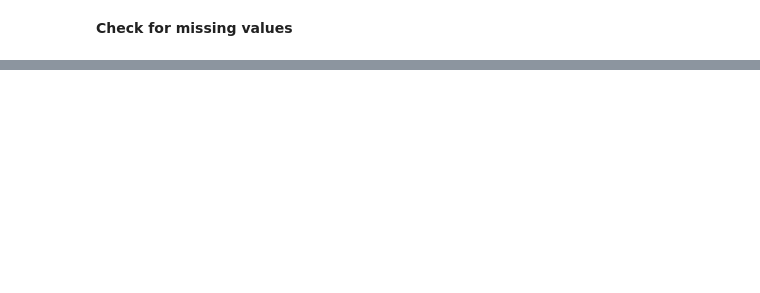
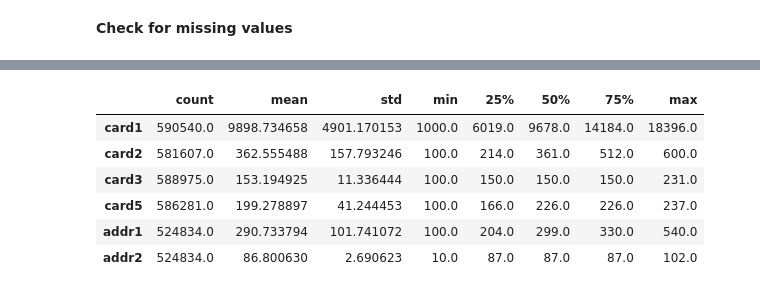
Before and after one commit to ddddaisi/springboard, a Jupyter notebook: Capstone 2 Fraud Detection/Step 2 Data Wrangling.ipynb, the cells around one changed output, grey strips where cells are left out. Saved outputs shown, nothing was run; the diff lists cells and outputs as text; code cells hidden in the pictures; blank space fills up the shorter version.

```diff
--- a/Capstone 2 Fraud Detection/Step 2 Data Wrangling.ipynb
+++ b/Capstone 2 Fraud Detection/Step 2 Data Wrangling.ipynb
@@ -184,0 +249,10 @@ We will handle each feature (C, D, M, V, id) individually.
+# %%
+df[['card1', 'card2', 'card3', 'card4', 'card5', 'card6', 'addr1', 'addr2', 'P_emaildomain']].describe().T
+# %% [output]
+|  | count | mean | std | min | 25% | 50% | 75% | max |
+| card1 | 590540.0 | 9898.734658 | 4901.170153 | 1000.0 | 6019.0 | 9678.0 | 14184.0 | 18396.0 |
+| card2 | 581607.0 | 362.555488 | 157.793246 | 100.0 | 214.0 | 361.0 | 512.0 | 600.0 |
+| card3 | 588975.0 | 153.194925 | 11.336444 | 100.0 | 150.0 | 150.0 | 150.0 | 231.0 |
+| card5 | 586281.0 | 199.278897 | 41.244453 | 100.0 | 166.0 | 226.0 | 226.0 | 237.0 |
+| addr1 | 524834.0 | 290.733794 | 101.741072 | 100.0 | 204.0 | 299.0 | 330.0 | 540.0 |
+| addr2 | 524834.0 | 86.800630 | 2.690623 | 10.0 | 87.0 | 87.0 | 87.0 | 102.0 |
```
Also changed, not shown: parts of 39 cells of this notebook.
